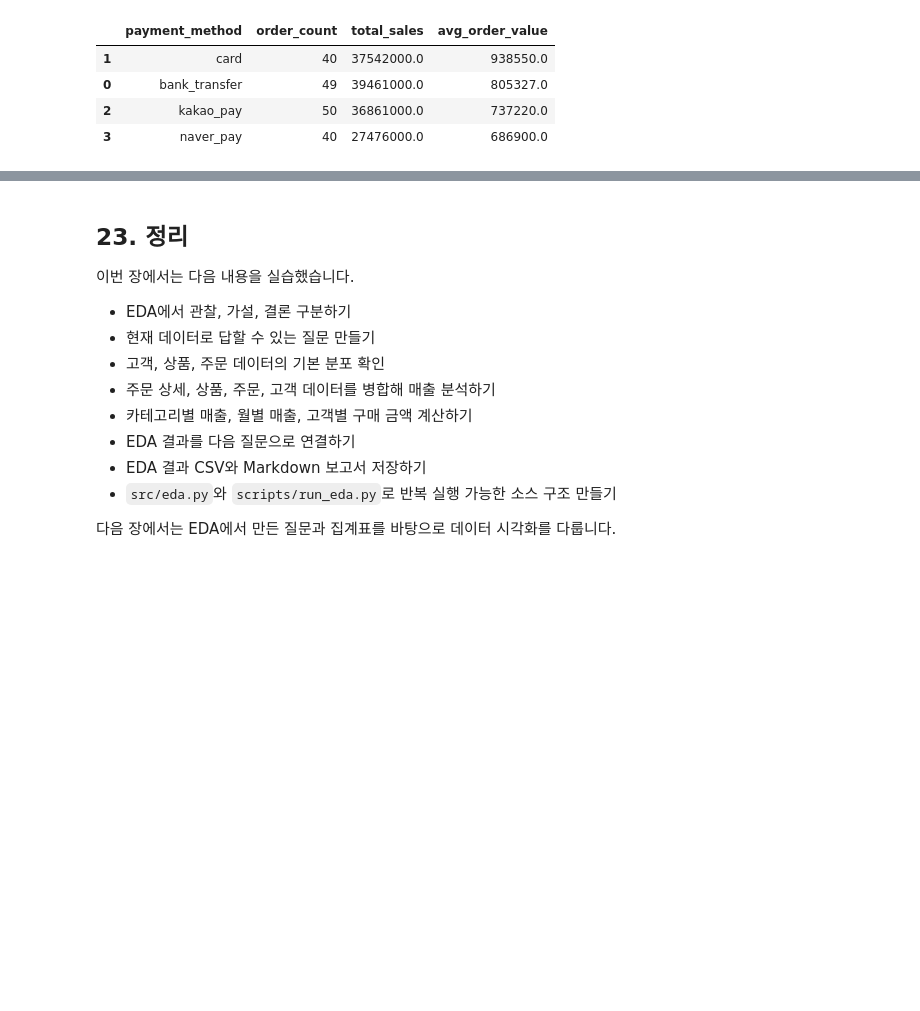
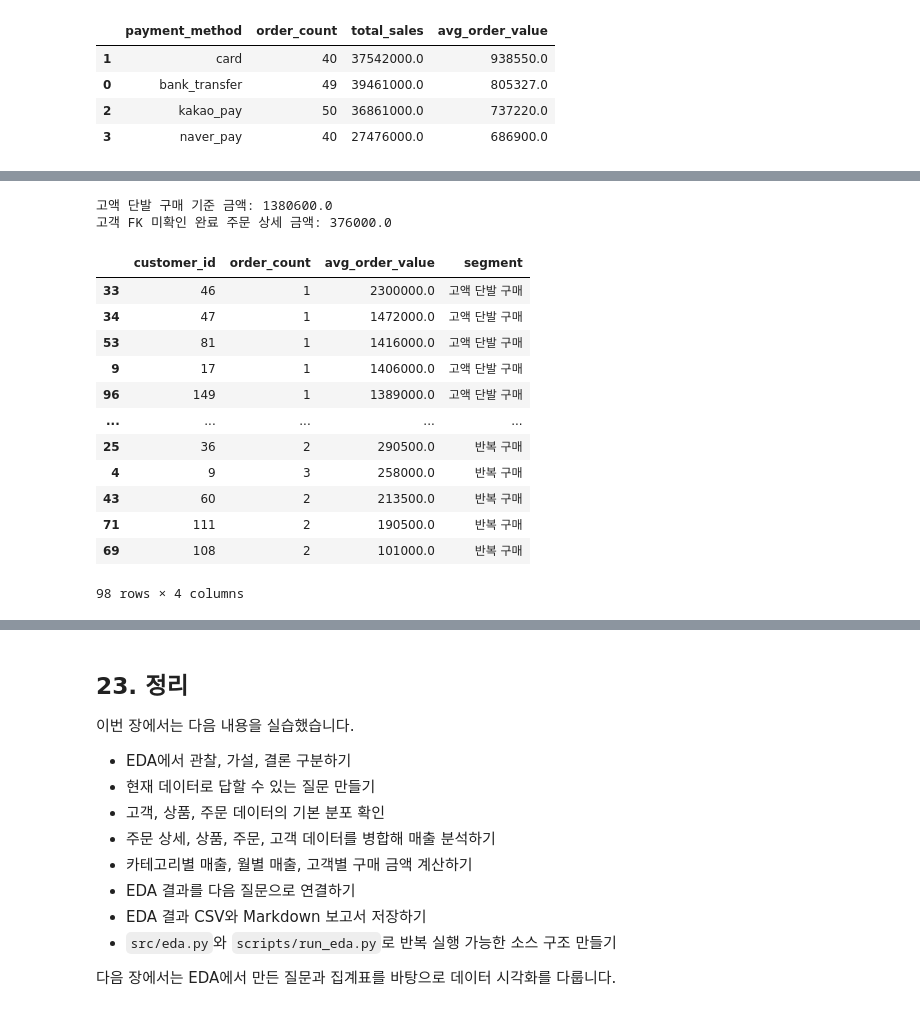
Before and after one commit to leeks2026/llm-data-analysis-study, a Jupyter notebook: chapter06/chapter06.ipynb, the cells around one changed output, grey strips where cells are left out. Drawn from its saved outputs; the diff is of its cells as text; code cells hidden in the pictures; blank space fills up the shorter version.

```diff
--- a/chapter06/chapter06.ipynb
+++ b/chapter06/chapter06.ipynb
@@ -920,3 +920,83 @@ monthly_category_sales
 | 13 | 2026-08 | 2929000.0 | 0.0 | 1648000.0 | 312000.0 | 992000.0 | 0.0 | 979000.0 | 2661000.0 | 0.0 | ... |
 | 14 | 2027-01 | 546000.0 | 0.0 | 21000.0 | 0.0 | 0.0 | 0.0 | 0.0 | 342000.0 | 0.0 | ... |
 | 15 | 날짜 미상 | 222000.0 | 0.0 | 188000.0 | 0.0 | 0.0 | 0.0 | 0.0 | 348000.0 | 0.0 | ... |
+# %%
+# 과제 5. 고객별 `order_count`와 `avg_order_value`를 함께 보고 반복 구매 고객과 고액 단발 구매 고객을 구분하는 기준을 생각해 보세요.
+
+completed_details = order_items.merge(
+    orders.loc[orders['order_status'].eq('completed'), ['order_id', 'customer_id']],
+    on='order_id',
+    how='inner'
+)
+
+# 고객 정보와 연결되지 않는 FK는 고객별 분류에서 제외하고 금액을 별도 확인합니다.
+valid_customer_ids = customers['customer_id'].dropna().unique()
+unmatched_customer_details = completed_details.loc[
+    ~completed_details['customer_id'].isin(valid_customer_ids)
+]
+known_customer_details = completed_details.loc[
+    completed_details['customer_id'].isin(valid_customer_ids)
+].copy()
+
+# 주문별 상세 금액을 먼저 합산합니다.
+customer_order_amounts = known_customer_details.groupby(
+    ['customer_id', 'order_id'], as_index=False
+).agg(order_amount=('line_total', 'sum'))
+
+# 고객별 완료 주문 수, 총매출, 평균 주문 금액을 계산합니다.
+customer_metrics = customer_order_amounts.groupby(
+    'customer_id', as_index=False
+).agg(
+    order_count=('order_id', 'nunique'),
+    total_sales=('order_amount', 'sum'),
+    avg_order_value=('order_amount', 'mean')
+)
+
+# 단발 구매 고객 중 매출 상위 10%를 고액 단발 구매로 임시 분류합니다.
+single_purchase = customer_metrics['order_count'].eq(1)
+high_value_cutoff = customer_metrics.loc[
+    single_purchase, 'total_sales'
+].quantile(0.90)
+
+customer_metrics['segment'] = '단발 구매'
+customer_metrics.loc[
+    customer_metrics['order_count'].ge(2), 'segment'
+] = '반복 구매'
+customer_metrics.loc[
+    single_purchase & customer_metrics['total_sales'].ge(high_value_cutoff),
+    'segment'
+] = '고액 단발 구매'
+
+print('고액 단발 구매 기준 금액:', high_value_cutoff)
+print('고객 FK 미확인 완료 주문 상세 금액:',
+      unmatched_customer_details['line_total'].sum())
+
+display(
+    customer_metrics[
+        ['customer_id', 'order_count', 'avg_order_value', 'segment']
+    ].sort_values(['segment', 'avg_order_value'], ascending=[True, False])
+)
+
+display(
+    customer_metrics.groupby('segment', as_index=False).agg(
+        customer_count=('customer_id', 'nunique'),
+        avg_order_count=('order_count', 'mean'),
+        avg_order_value=('avg_order_value', 'mean')
+    )
+)
+# %% [output]
+고액 단발 구매 기준 금액: 1380600.0
+고객 FK 미확인 완료 주문 상세 금액: 376000.0
+|  | customer_id | order_count | avg_order_value | segment |
+| 33 | 46 | 1 | 2300000.0 | 고액 단발 구매 |
+| 34 | 47 | 1 | 1472000.0 | 고액 단발 구매 |
+| 53 | 81 | 1 | 1416000.0 | 고액 단발 구매 |
+| 9 | 17 | 1 | 1406000.0 | 고액 단발 구매 |
+| 96 | 149 | 1 | 1389000.0 | 고액 단발 구매 |
+| ... | ... | ... | ... | ... |
+| 25 | 36 | 2 | 290500.0 | 반복 구매 |
+| 4 | 9 | 3 | 258000.0 | 반복 구매 |
+| 43 | 60 | 2 | 213500.0 | 반복 구매 |
+| 71 | 111 | 2 | 190500.0 | 반복 구매 |
+| 69 | 108 | 2 | 101000.0 | 반복 구매 |
+98 rows × 4 columns
```
Also changed, not shown: parts of 2 cells of this notebook.
